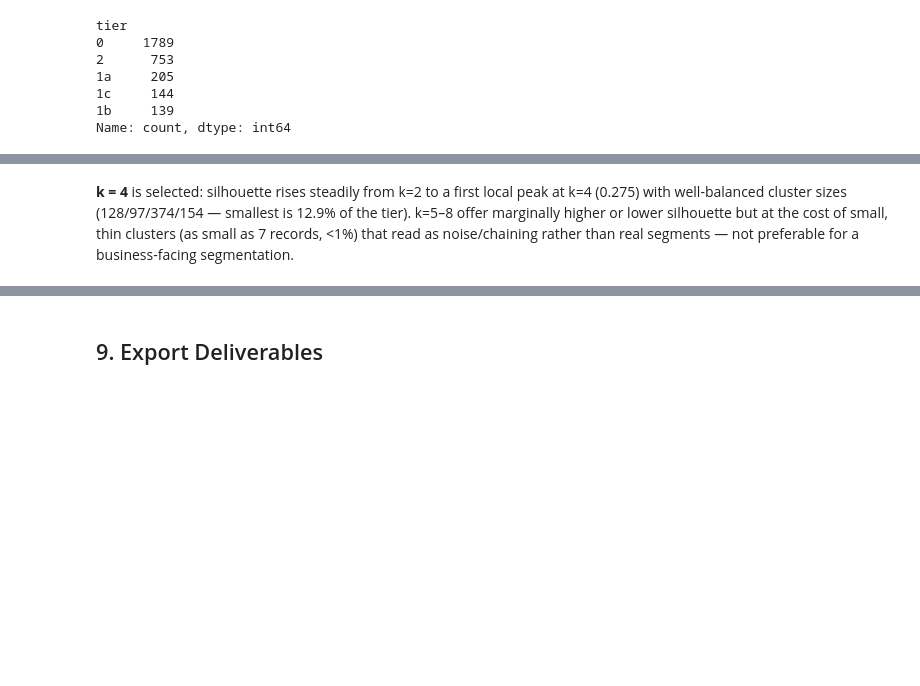
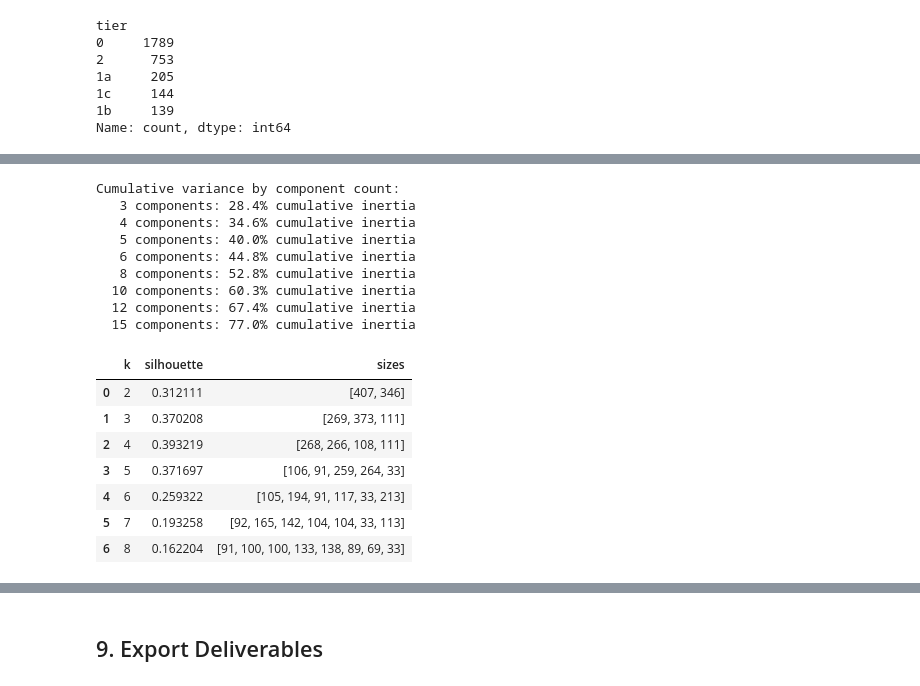
Before and after one commit to chirayum64/assignment, a Jupyter notebook: analysis/clustering_analysis.ipynb, the cells around one changed output, grey strips where cells are left out. Saved outputs shown, nothing was run; the diff lists cells and outputs as text; code cells hidden in the pictures; blank space fills up the shorter version.

```diff
--- a/analysis/clustering_analysis.ipynb
+++ b/analysis/clustering_analysis.ipynb
@@ -231,2 +237,31 @@ k_table[['k','silhouette','sizes']]
+# %%
+mca_full = prince.MCA(n_components=20, random_state=42).fit(X_fp)
+var = mca_full.percentage_of_variance_
+cum = np.cumsum(var)
+print("Cumulative variance by component count:")
+for n in [3,4,5,6,8,10,12,15]:
+    print(f"  {n:2d} components: {cum[n-1]:.1f}% cumulative inertia")
+
+mca, coords_fp = fit_mca(X_fp, MCA_COMPONENTS)
+k_table_mca = choose_k_mca_kmeans(dist_fp, coords_fp, range(2, 9))
+k_table_mca[['k','silhouette','sizes']]
+# %% [output]
+Cumulative variance by component count:
+   3 components: 28.4% cumulative inertia
+   4 components: 34.6% cumulative inertia
+   5 components: 40.0% cumulative inertia
+   6 components: 44.8% cumulative inertia
+   8 components: 52.8% cumulative inertia
+  10 components: 60.3% cumulative inertia
+  12 components: 67.4% cumulative inertia
+  15 components: 77.0% cumulative inertia
+|  | k | silhouette | sizes |
+| 0 | 2 | 0.312111 | [407, 346] |
+| 1 | 3 | 0.370208 | [269, 373, 111] |
+| 2 | 4 | 0.393219 | [268, 266, 108, 111] |
+| 3 | 5 | 0.371697 | [106, 91, 259, 264, 33] |
+| 4 | 6 | 0.259322 | [105, 194, 91, 117, 33, 213] |
+| 5 | 7 | 0.193258 | [92, 165, 142, 104, 104, 33, 113] |
+| 6 | 8 | 0.162204 | [91, 100, 100, 133, 138, 89, 69, 33] |
 # %%
 fig, ax = plt.subplots(figsize=(7,4.5))
@@ -236,8 +273 @@ ax.set_title('Choosing k on the fully-profiled tier')
 fig.tight_layout(); plt.show()
-# %% [markdown]
-**k = 4** is selected: silhouette rises steadily from k=2 to a first
-local peak at k=4 (0.275) with well-balanced cluster sizes (128/97/374/154 —
-smallest is 12.9% of the tier). k=5–8 offer marginally higher or lower
-silhouette but at the cost of small, thin clusters (as small as 7 records,
-<1%) that read as noise/chaining rather than real segments — not preferable
-for a business-facing segmentation.
```
Also changed, not shown: parts of 32 cells of this notebook, 9 other files.
